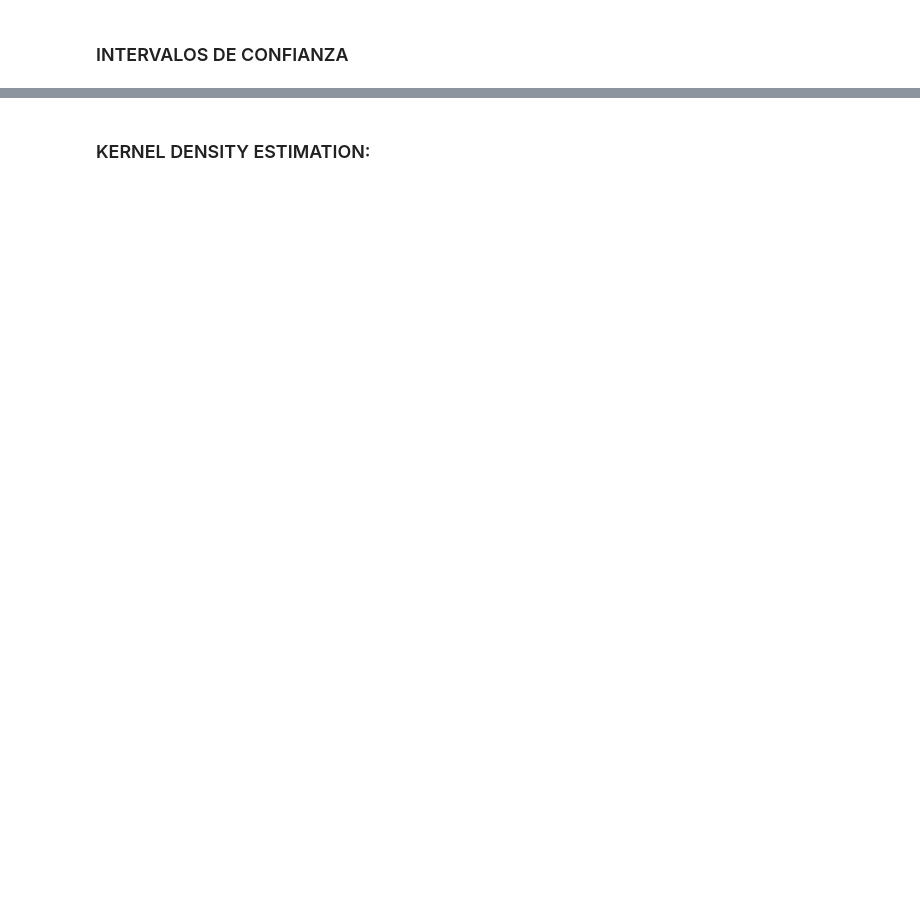
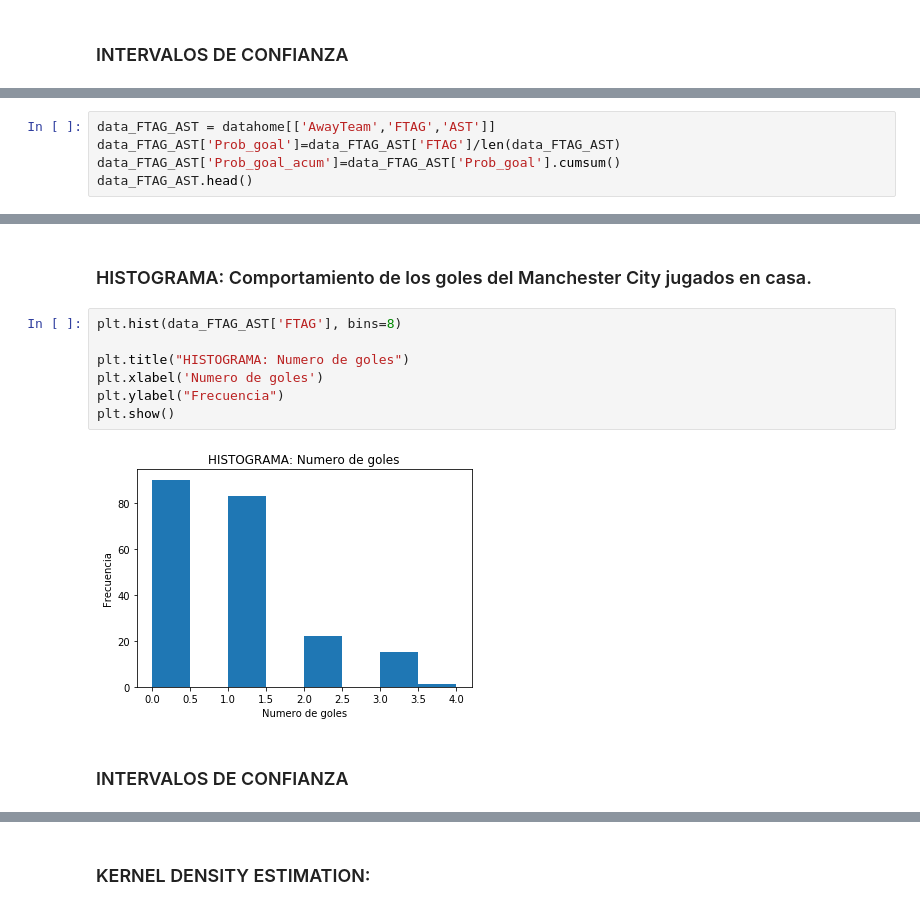
Before and after one commit to mariajosecanture/PROYECTO_SG_MJC, a Jupyter notebook: ProyectoModulo1_CantuM_GarciaS_GreenA-Copy1.ipynb, the cells around one changed output, grey strips where cells are left out. Drawn from its saved outputs; the diff is of its cells as text; blank space fills up the shorter version.

```diff
--- a/ProyectoModulo1_CantuM_GarciaS_GreenA-Copy1.ipynb
+++ b/ProyectoModulo1_CantuM_GarciaS_GreenA-Copy1.ipynb
@@ -367,0 +360,5 @@ print('Media calculada' ,np.mean(X))
+# %%
+data_FTAG_AST = datahome[['AwayTeam','FTAG','AST']]
+data_FTAG_AST['Prob_goal']=data_FTAG_AST['FTAG']/len(data_FTAG_AST)
+data_FTAG_AST['Prob_goal_acum']=data_FTAG_AST['Prob_goal'].cumsum()
+data_FTAG_AST.head()
@@ -367,0 +372,13 @@ print('Media calculada' ,np.mean(X))
+# %% [markdown]
+### HISTOGRAMA: Comportamiento de los goles del Manchester City jugados en casa.
+# %%
+plt.hist(data_FTAG_AST['FTAG'], bins=8)
+
+plt.title("HISTOGRAMA: Numero de goles")
+plt.xlabel('Numero de goles')
+plt.ylabel("Frecuencia")
+plt.show()
+# %% [output]
+[figure, added]
+# %% [markdown]
+### INTERVALOS DE CONFIANZA
```
Also changed, not shown: parts of 28 cells of this notebook.
